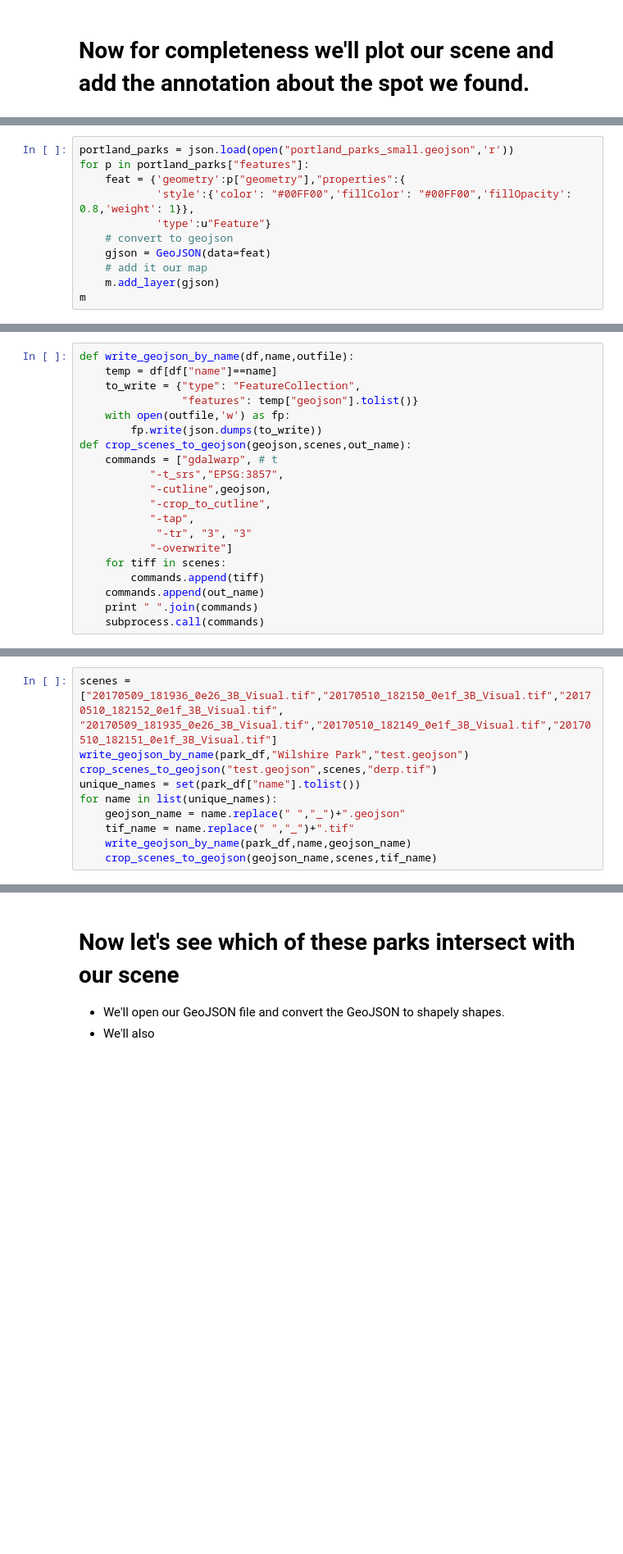
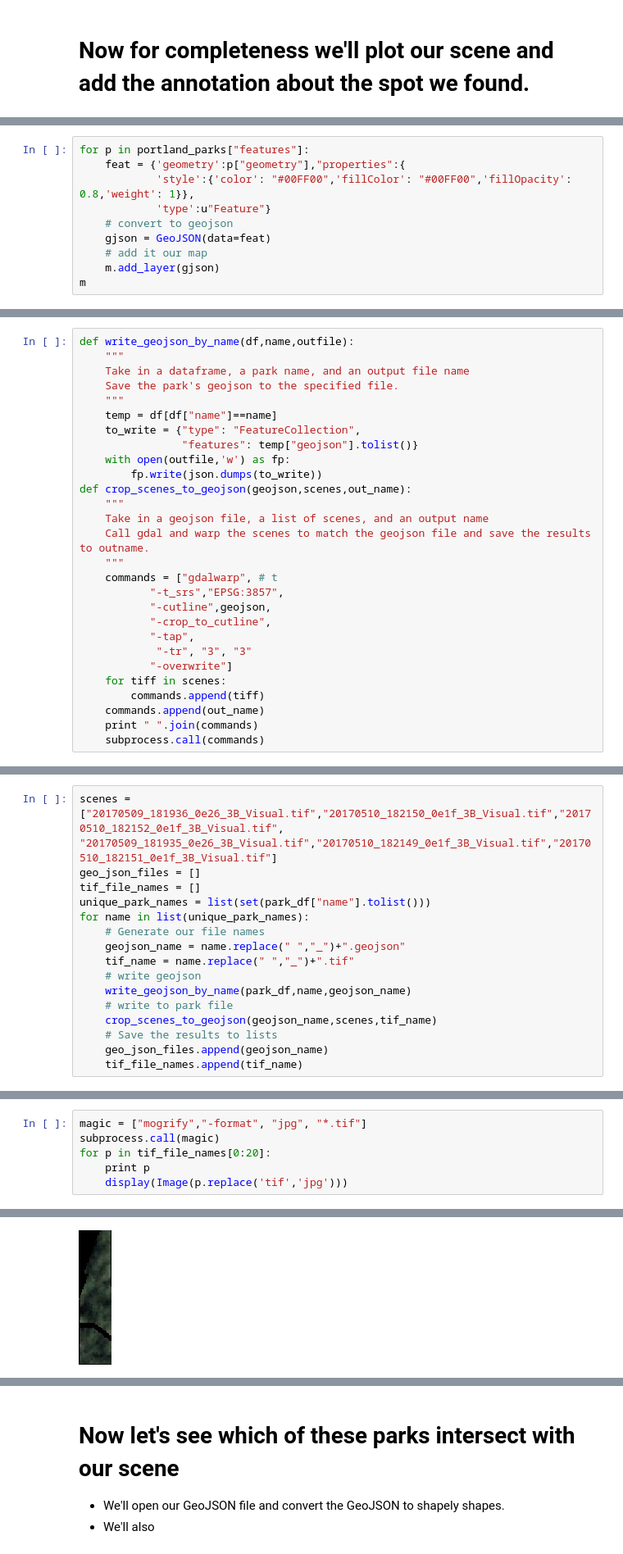
Before and after one commit to kscottz/PythonFromSpace, a Jupyter notebook: OpenStreetMapsExample.ipynb, the cells around one changed output, grey strips where cells are left out. Shown at 82% size. Drawn from its saved outputs; the diff is of its cells as text; blank space fills up the shorter version.

Commit message:
Green calculations are ready, just want to plot them.

```diff
--- a/OpenStreetMapsExample.ipynb
+++ b/OpenStreetMapsExample.ipynb
@@ -426,5 +453,4 @@ park_df.head()
 # %%
-portland_parks = json.load(open("portland_parks_small.geojson",'r'))
 for p in portland_parks["features"]:
     feat = {'geometry':p["geometry"],"properties":{
             'style':{'color': "#00FF00",'fillColor': "#00FF00",'fillOpacity': 0.8,'weight': 1}},
@@ -443,11 +499,19 @@ top_ten_parks = park_sz[0:10].copy()
 # %%
 def write_geojson_by_name(df,name,outfile):
+    """
+    Take in a dataframe, a park name, and an output file name
+    Save the park's geojson to the specified file.
+    """
     temp = df[df["name"]==name]
     to_write = {"type": "FeatureCollection",
                 "features": temp["geojson"].tolist()}
     with open(outfile,'w') as fp:
         fp.write(json.dumps(to_write))
 def crop_scenes_to_geojson(geojson,scenes,out_name):
+    """
+    Take in a geojson file, a list of scenes, and an output name
+    Call gdal and warp the scenes to match the geojson file and save the results to outname.
+    """
     commands = ["gdalwarp", # t
            "-t_srs","EPSG:3857",
            "-cutline",geojson,
@@ -463,11 +532,17 @@ def crop_scenes_to_geojson(geojson,scenes,out_name):
 # %%
 scenes = ["20170509_181936_0e26_3B_Visual.tif","20170510_182150_0e1f_3B_Visual.tif","20170510_182152_0e1f_3B_Visual.tif",
 "20170509_181935_0e26_3B_Visual.tif","20170510_182149_0e1f_3B_Visual.tif","20170510_182151_0e1f_3B_Visual.tif"]
-write_geojson_by_name(park_df,"Wilshire Park","test.geojson")
-crop_scenes_to_geojson("test.geojson",scenes,"derp.tif")
-unique_names = set(park_df["name"].tolist())
-for name in list(unique_names):
+geo_json_files = []
+tif_file_names = []
+unique_park_names = list(set(park_df["name"].tolist()))
+for name in list(unique_park_names):
+    # Generate our file names
     geojson_name = name.replace(" ","_")+".geojson"
     tif_name = name.replace(" ","_")+".tif"
+    # write geojson
     write_geojson_by_name(park_df,name,geojson_name)
+    # write to park file
     crop_scenes_to_geojson(geojson_name,scenes,tif_name)
+    # Save the results to lists
+    geo_json_files.append(geojson_name)
+    tif_file_names.append(tif_name)
@@ -473,0 +574,7 @@ for name in list(unique_names):
+# %%
+magic = ["mogrify","-format", "jpg", "*.tif"]
+subprocess.call(magic)
+for p in tif_file_names[0:20]:
+    print p
+    display(Image(p.replace('tif','jpg')))
+# %% [output]
@@ -473,0 +582 @@ for name in list(unique_names):
+[figure, added]
```
Also changed, not shown: parts of 17 cells of this notebook, 1 other file.
